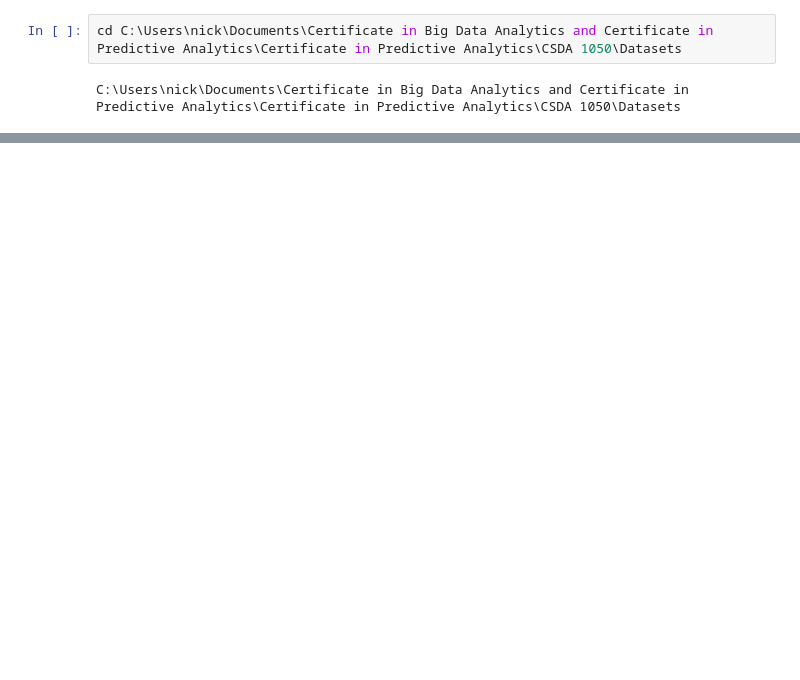
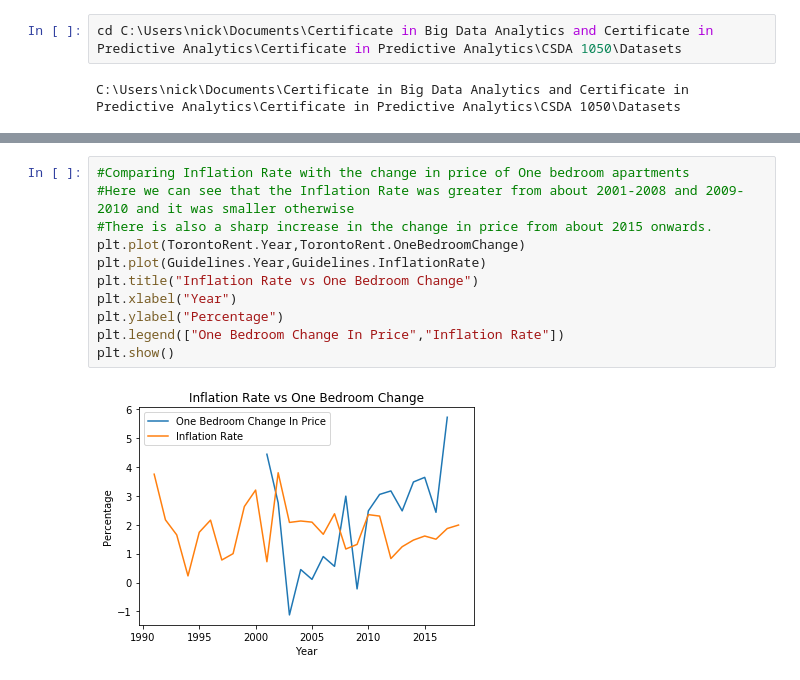
Before and after one commit to Nickolas-Lal/CSDA-1050F18S1, a Jupyter notebook: Nickolas Lal 304365/spint 1/CSDA 1050 Sprint 1.ipynb, the cells around one changed output, grey strips where cells are left out. Saved outputs shown, nothing was run; the diff lists cells and outputs as text; blank space fills up the shorter version.

```diff
--- a/Nickolas Lal 304365/spint 1/CSDA 1050 Sprint 1.ipynb
+++ b/Nickolas Lal 304365/spint 1/CSDA 1050 Sprint 1.ipynb
@@ -75,0 +110,13 @@ print(Inflation)
+# %%
+#Comparing Inflation Rate with the change in price of One bedroom apartments
+#Here we can see that the Inflation Rate was greater from about 2001-2008 and 2009-2010 and it was smaller otherwise
+#There is also a sharp increase in the change in price from about 2015 onwards.
+plt.plot(TorontoRent.Year,TorontoRent.OneBedroomChange)
+plt.plot(Guidelines.Year,Guidelines.InflationRate)
+plt.title("Inflation Rate vs One Bedroom Change")
+plt.xlabel("Year")
+plt.ylabel("Percentage")
+plt.legend(["One Bedroom Change In Price","Inflation Rate"])
+plt.show()
+# %% [output]
+[figure, added]
```
Also changed, not shown: parts of 14 cells of this notebook.
